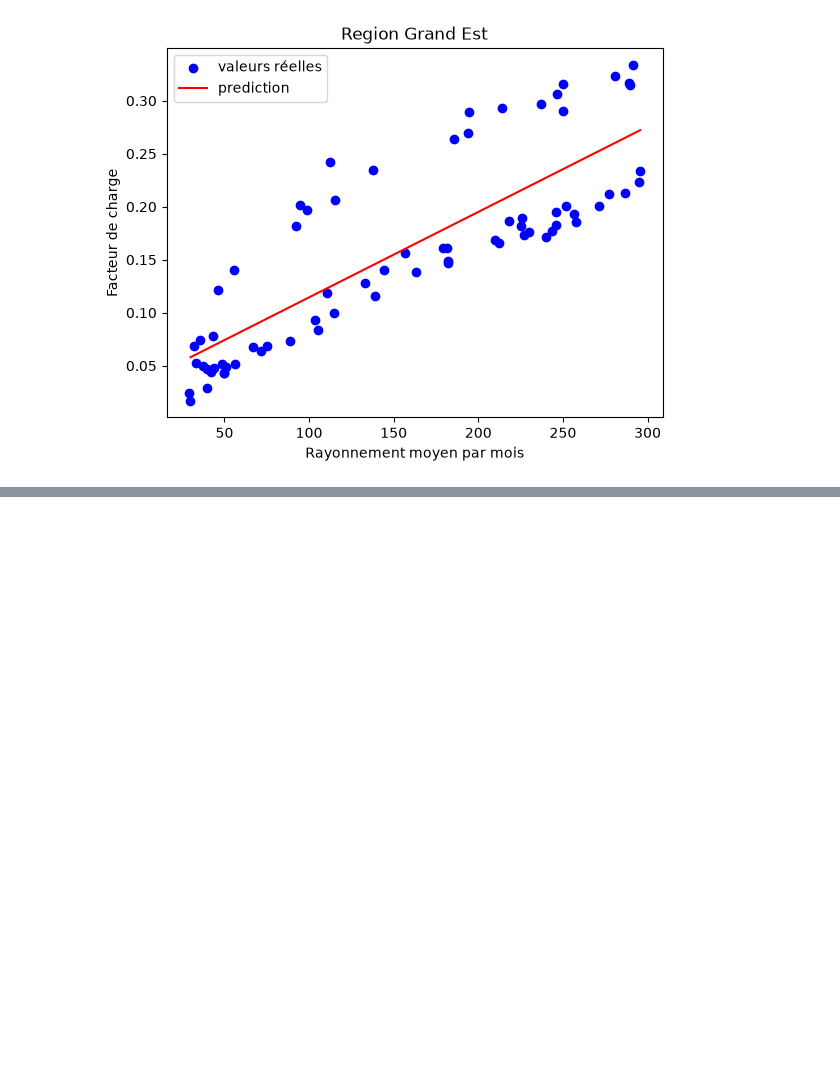
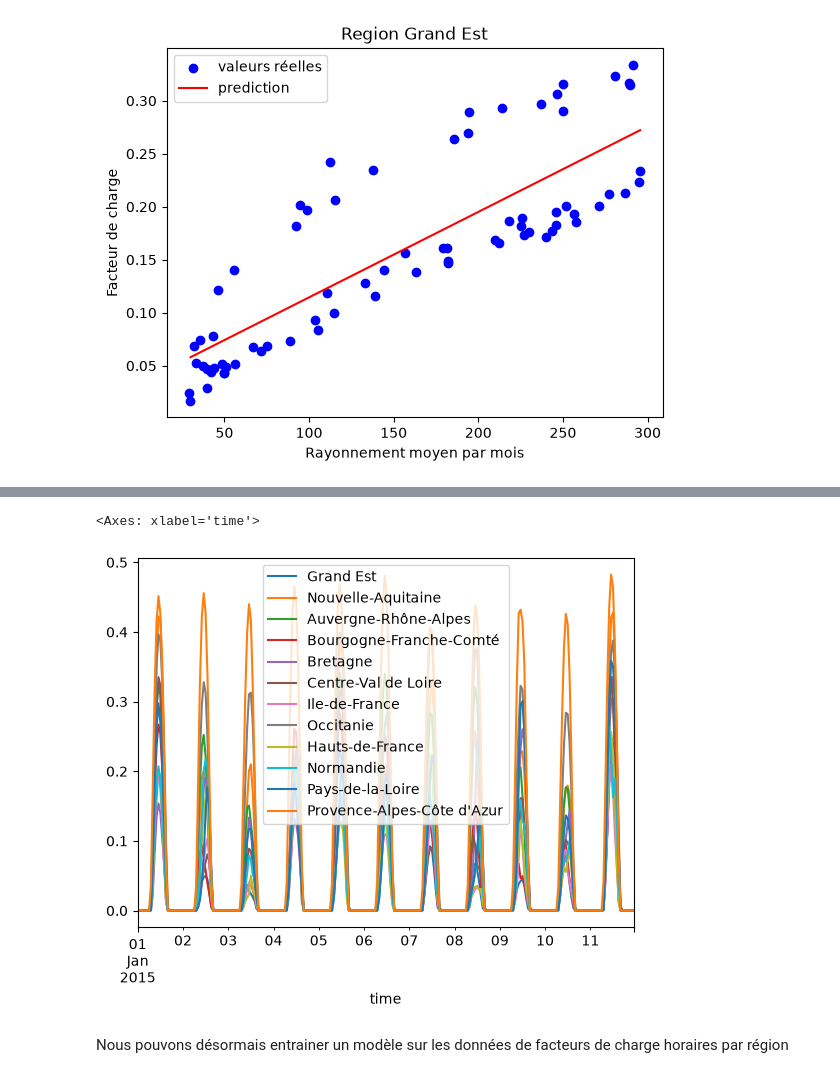
Before and after one commit to Troisieme-111/VRE-France-project, a Jupyter notebook: project_vre.ipynb, the cells around one changed output, grey strips where cells are left out. Saved outputs shown, nothing was run; the diff lists cells and outputs as text; code cells hidden in the pictures; blank space fills up the shorter version.

```diff
--- a/project_vre.ipynb
+++ b/project_vre.ipynb
@@ -296,0 +346,26 @@ plt.show()
+# %%
+# Estimate hourly capacity factors by region
+climate_hourly = da_climate_pd.rename(
+    columns={'PACA': "Provence-Alpes-Côte d'Azur"}
+)
+common_months = df_energy_join.index.intersection(df_monthly_reg_join.index)
+
+hourly_index = climate_hourly.index[
+    climate_hourly.index.to_period('M').to_timestamp().isin(common_months)
+]
+hourly_months = hourly_index.to_period('M').to_timestamp()
+
+energy_hourly = df_energy_join.reindex(hourly_months).set_axis(hourly_index)
+radiation_mean_hourly = df_monthly_reg_join.reindex(hourly_months).set_axis(hourly_index)
+radiation_hourly = climate_hourly.reindex(hourly_index)
+
+df_hourly_reg = (
+    energy_hourly[regions] * radiation_hourly[regions] / radiation_mean_hourly[regions]
+)
+
+df_hourly_reg.loc['2015-01-01':'2015-01-11'].plot()
+# %% [output]
+<Axes: xlabel='time'>
+[figure, added]
+# %% [markdown]
+Nous pouvons désormais entrainer un modèle sur les données de facteurs de charge horaires par région
```
Also changed, not shown: parts of 11 cells of this notebook.
